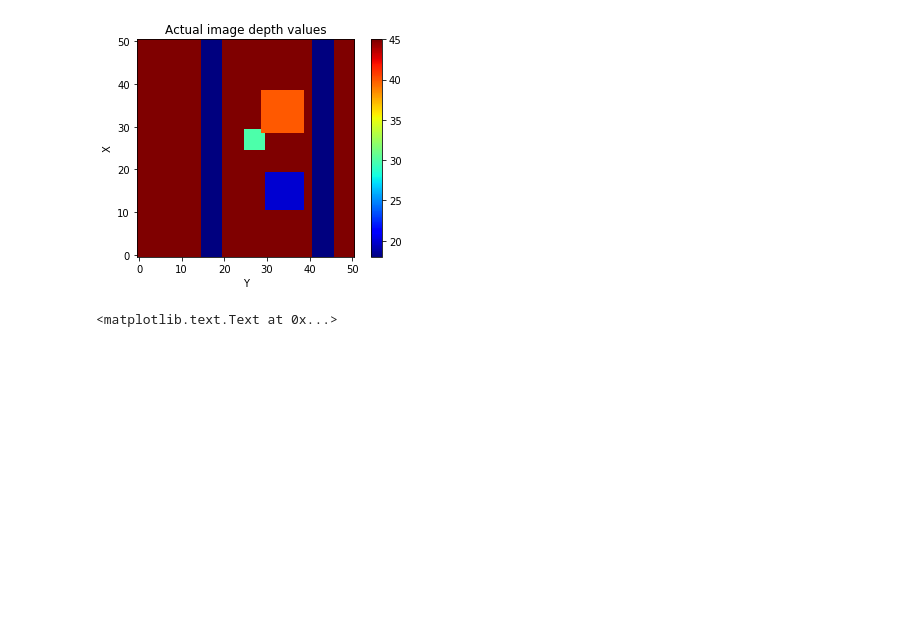
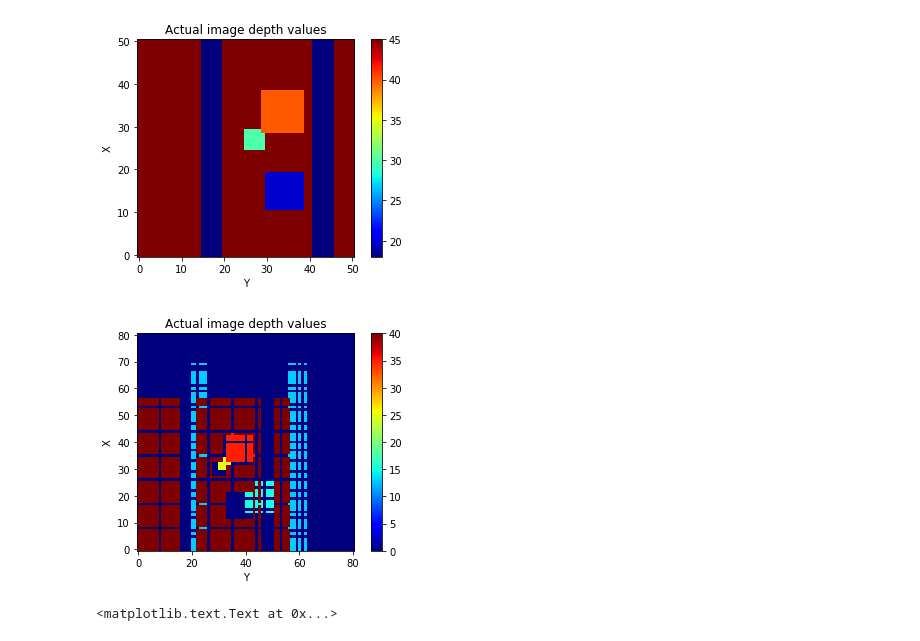
Before and after one commit to sharbatc/piof, a Jupyter notebook: test_subpsace-Copy1.ipynb, the cells around one changed output. Saved outputs shown, nothing was run; the diff lists cells and outputs as text; code cells hidden in the pictures; blank space fills up the shorter version.

```diff
--- a/test_subpsace-Copy1.ipynb
+++ b/test_subpsace-Copy1.ipynb
@@ -59,3 +127,16 @@ plt.savefig('figs/artificial_depth.png',bbox_inches='tight')
+# %%
+#show the new depth wise image
+%matplotlib inline
+fig = plt.figure('Depth figure')
+ax = fig.add_subplot(1,1,1)
+ax.set_xlabel('Y')
+ax.set_ylabel('X')
+im = ax.imshow(pnew[0:81,0:81], cmap="jet", origin="lower")
+fig.colorbar(im)
+ax.set_title('Actual image depth values')
+plt.savefig('figs/artificial_depth.png',bbox_inches='tight')
+# %% [output]
+[figure, added]
 # %%
 %matplotlib inline
 fig = plt.figure()
```
Also changed, not shown: parts of 9 cells of this notebook, 1 other file.
